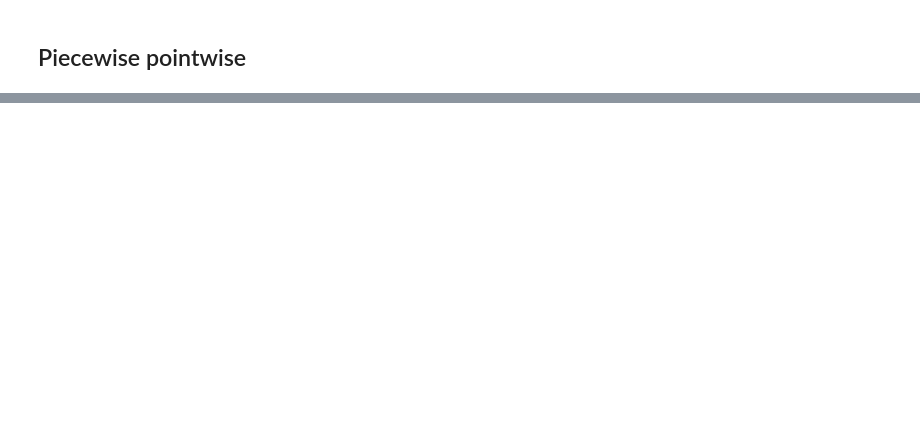
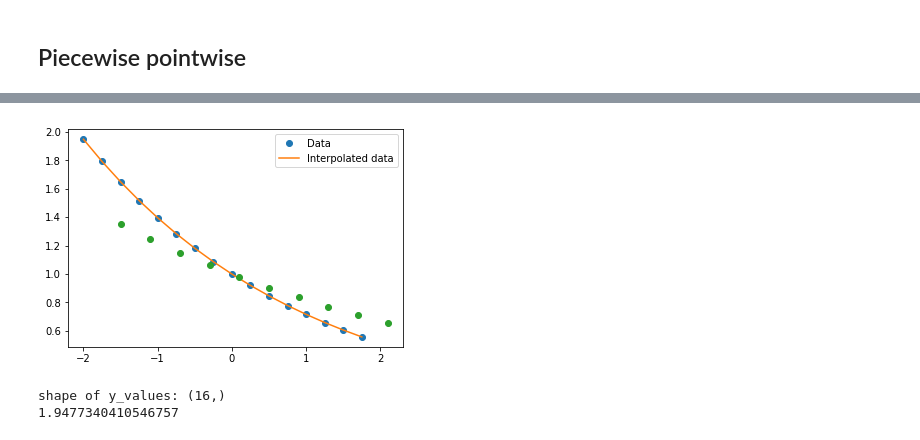
Before and after one commit to sunshinescience/tsdiff, a Jupyter notebook: tsdiff.ipynb, the cells around one changed output, grey strips where cells are left out. Drawn from its saved outputs; the diff is of its cells as text; code cells hidden in the pictures; blank space fills up the shorter version.

```diff
--- a/tsdiff.ipynb
+++ b/tsdiff.ipynb
@@ -217,0 +276,43 @@ print ('The array for the difference between sin and cos discrete Fourier transf
+# %%
+from scipy import interpolate
+
+x_values = np.arange(-2, 2, 0.25)
+y_values = np.exp(-x_values/3.0)
+x_2_values = np.arange(-1.5, 2.5, 0.4)
+y_2_values = np.exp(-x_2_values/5.0)
+
+# Create a grid where we have a point at each integer value between -2 and 2 in the x directions
+#xx, yy = np.meshgrid(x_values, y_values)
+#plt.plot(xx, yy, marker='.', color='k', linestyle='none')
+
+# Interpolate master curve
+f = interpolate.interp1d(x_values, y_values)
+f1 = interpolate.interp1d(x_values, y_values, kind='cubic')
+#f2 = interpolate.interp1d(y_values, x_values, y_2_values)
+
+xnew = np.arange(-2, 2, 0.25)
+ynew = f1(xnew)   # Use interpolation function returned by 'interp1d'
+#y_new_values = f1(x_2_values) # This gives you the y values of the orange line at the x values that are green circles
+# Find the x- values overlap and limit the above x values to that overlap
+
+plt.plot(x_values, y_values, 'o', label='Data')
+plt.plot(xnew, ynew, '-', label='Interpolated data')
+plt.legend(loc='upper right')
+plt.plot(x_2_values, y_2_values, 'o', label='Data')
+
+plt.show()
+
+# Get a normal to the curve, steps: see https://www.khanacademy.org/math/multivariable-calculus/integrating-multivariable-functions/line-integrals-in-vector-fields-articles/a/constructing-a-unit-normal-vector-to-curve
+# 1) Parameterize the curve, make sure that it is given parametrically
+# 2) Find a tangent vector, take the derivative at each point along the curve, which would be the tangent vector
+# 3) Rotate the tangent vector by 90 degrees, in other words, swap the two components and make one of them negative.  If you are rotating counterclockwise, make the first component negative; if you are rotating clockwise, make the second component negative.
+
+# Getting the tangent for each point along the curve 'y_values'
+print ('shape of y_values:', np.shape(y_values))
+print (y_values[0])
+dydx = np.gradient(y_values, x_values)
+#  if dx isn't constant, then interpolate y with a constant dx, then calculate the gradient as above
+# %% [output]
+[figure, added]
+shape of y_values: (16,)
+1.9477340410546757
```
Also changed, not shown: parts of 9 cells of this notebook.
